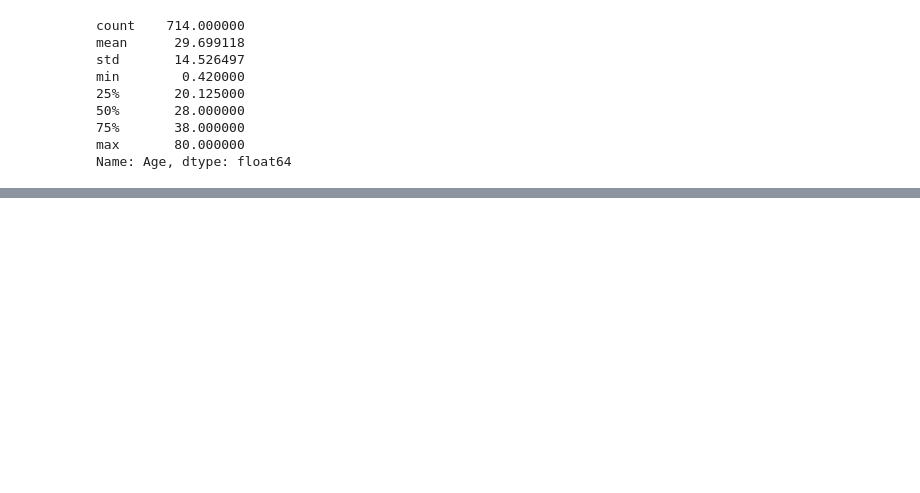
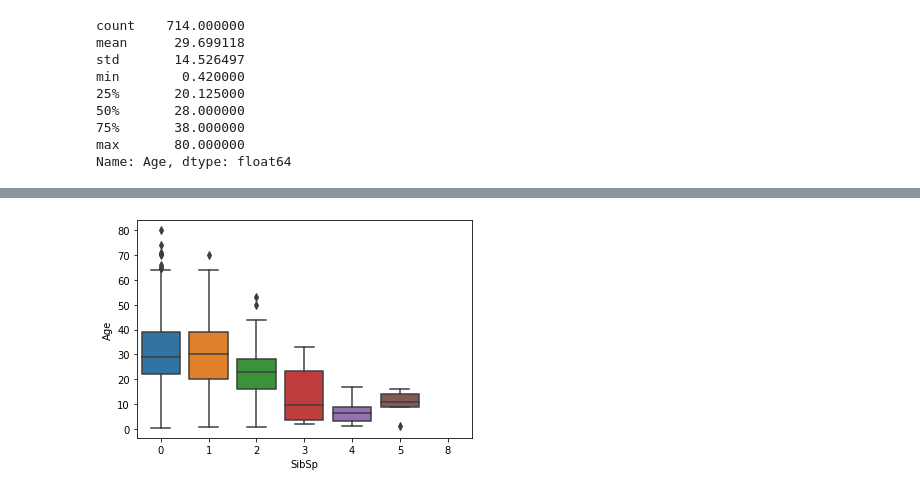
Before and after one commit to haku9627/Kaggle, a Jupyter notebook: Titanic/Titanic-MachineLearningFromDisaster.ipynb, the cells around one changed output, grey strips where cells are left out. Cells and saved outputs as stored; diff of their text form; code cells hidden in the pictures; blank space fills up the shorter version.

```diff
--- a/Titanic/Titanic-MachineLearningFromDisaster.ipynb
+++ b/Titanic/Titanic-MachineLearningFromDisaster.ipynb
@@ -241,0 +321,4 @@ I started with **Age**
+# %%
+sns.boxplot(x=df_manipulate4["SibSp"],y=df_manipulate4["Age"]);
+# %% [output]
+[figure, added]
```
Also changed, not shown: parts of 81 cells of this notebook, 1 other file.
